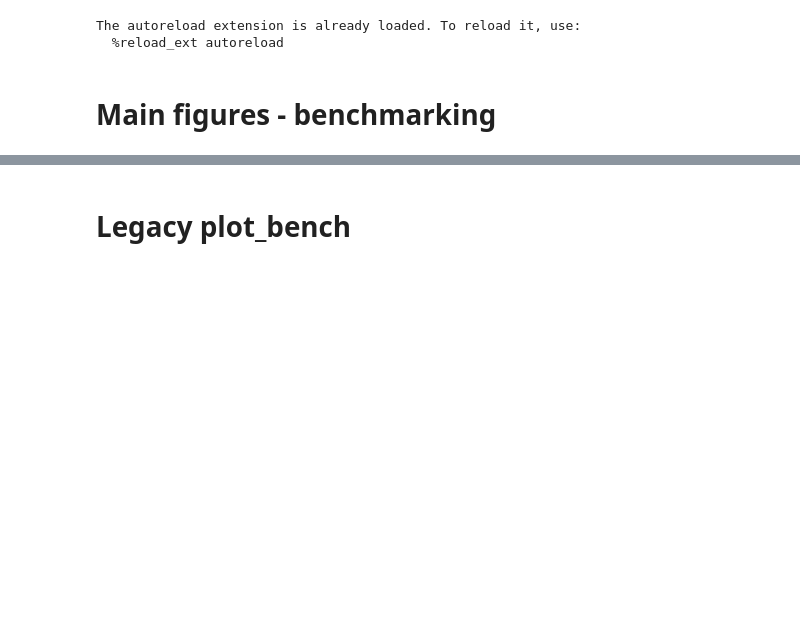
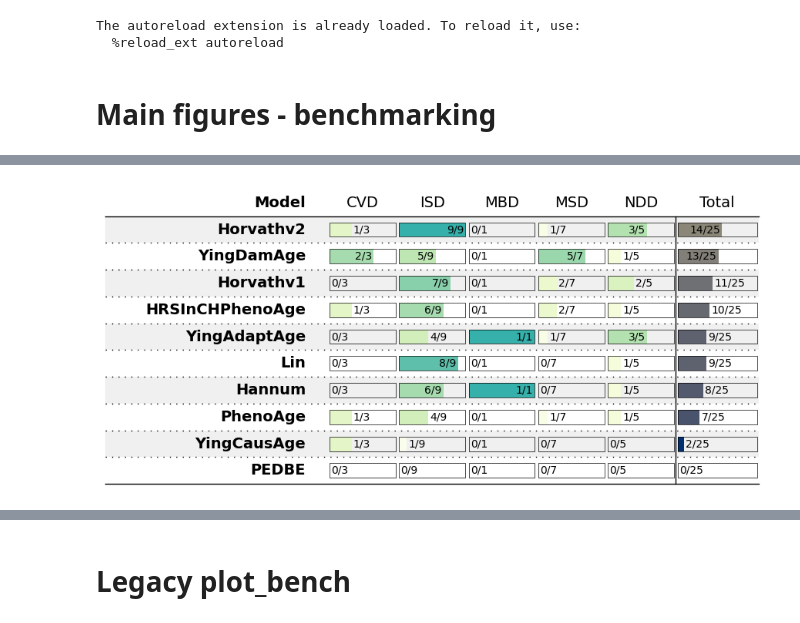
Before and after one commit to ComputationalAgingLab/ComputAge, a Jupyter notebook: benchplots.ipynb, the cells around one changed output, grey strips where cells are left out. Saved outputs shown, nothing was run; the diff lists cells and outputs as text; code cells hidden in the pictures; blank space fills up the shorter version.

```diff
--- a/benchplots.ipynb
+++ b/benchplots.ipynb
@@ -47,0 +42,8 @@ plt.show()
+# %%
+ax = plot_class_bench(AA1data,
+                        figsize = (11.0, 5),
+                        firstcolwidth = 3.2)
+plt.savefig('figures/main/AA1_main.pdf', format='pdf', dpi=180)
+plt.show()
+# %% [output]
+[figure, added]
```
Also changed, not shown: parts of 18 cells of this notebook, 3 other files.
